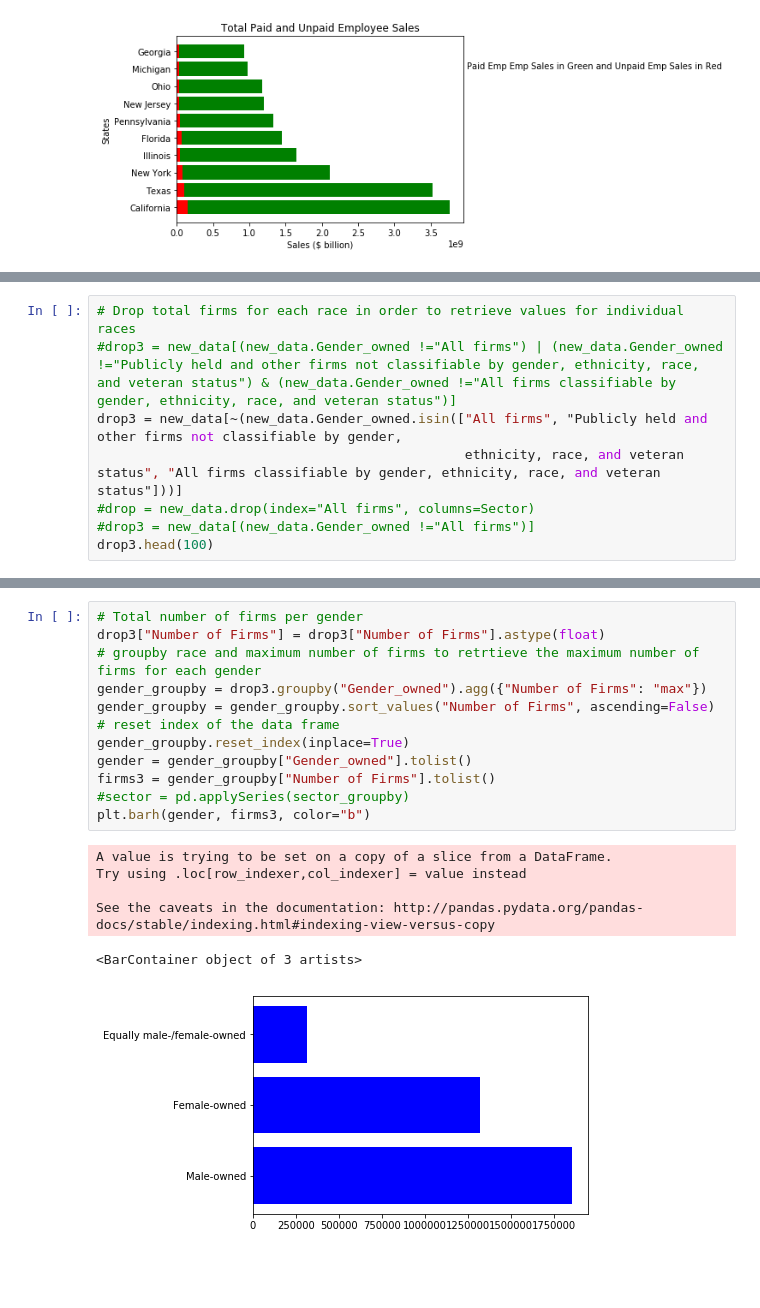
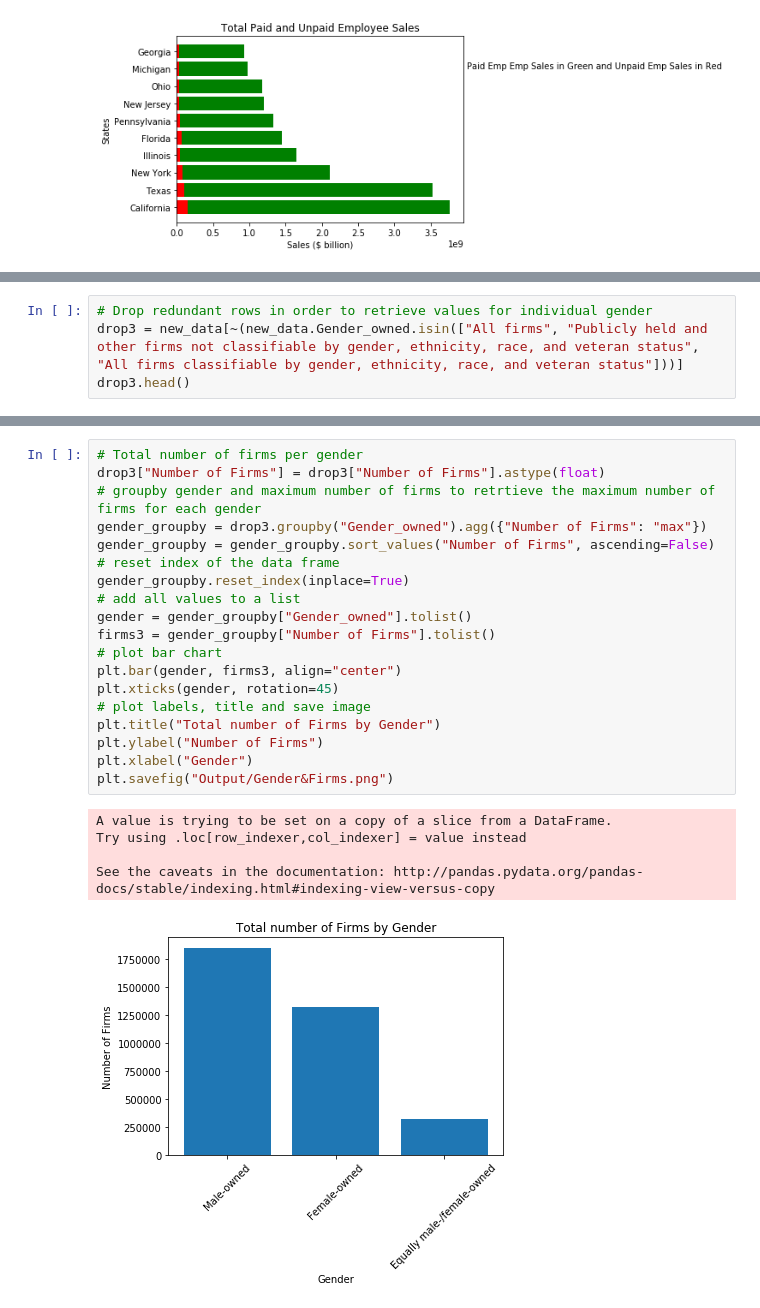
Before and after one commit to tafolabi/Project_Alpha, a Jupyter notebook: Project_Alpha.ipynb, the cells around one changed output, grey strips where cells are left out. Saved outputs shown, nothing was run; the diff lists cells and outputs as text; blank space fills up the shorter version.

```diff
--- a/Project_Alpha.ipynb
+++ b/Project_Alpha.ipynb
@@ -243,11 +225,7 @@ See the caveats in the documentation: http://pandas.pydata.org/pandas-docs/stabl
 # %%
-# Drop total firms for each race in order to retrieve values for individual races
-#drop3 = new_data[(new_data.Gender_owned !="All firms") | (new_data.Gender_owned !="Publicly held and other firms not classifiable by gender, ethnicity, race, and veteran status") & (new_data.Gender_owned !="All firms classifiable by gender, ethnicity, race, and veteran status")]
-drop3 = new_data[~(new_data.Gender_owned.isin(["All firms", "Publicly held and other firms not classifiable by gender,
-                                               ethnicity, race, and veteran status", "All firms classifiable by gender, ethnicity, race, and veteran status"]))]
-#drop = new_data.drop(index="All firms", columns=Sector)
-#drop3 = new_data[(new_data.Gender_owned !="All firms")]
-drop3.head(100)
+# Drop redundant rows in order to retrieve values for individual gender
+drop3 = new_data[~(new_data.Gender_owned.isin(["All firms", "Publicly held and other firms not classifiable by gender, ethnicity, race, and veteran status", "All firms classifiable by gender, ethnicity, race, and veteran status"]))]
+drop3.head()
 # %% [output]
 |  | State | Sector | Gender_owned | Race | Number of Firms | Total Firm Sales | Paid Emp Firms | ... |
 | 50 | Alabama | Total for all sectors | Female-owned | All firms | 137630.0 | 17286337 | 11780 | ... |
@@ -270,19 +236,25 @@ drop3.head(100)
 # %%
 # Total number of firms per gender
 drop3["Number of Firms"] = drop3["Number of Firms"].astype(float)
-# groupby race and maximum number of firms to retrtieve the maximum number of firms for each gender
+# groupby gender and maximum number of firms to retrtieve the maximum number of firms for each gender
 gender_groupby = drop3.groupby("Gender_owned").agg({"Number of Firms": "max"})
 gender_groupby = gender_groupby.sort_values("Number of Firms", ascending=False)
 # reset index of the data frame
 gender_groupby.reset_index(inplace=True)
+# add all values to a list
 gender = gender_groupby["Gender_owned"].tolist()
 firms3 = gender_groupby["Number of Firms"].tolist()
-#sector = pd.applySeries(sector_groupby)
-plt.barh(gender, firms3, color="b")
+# plot bar chart
+plt.bar(gender, firms3, align="center")
+plt.xticks(gender, rotation=45)
+# plot labels, title and save image
+plt.title("Total number of Firms by Gender")
+plt.ylabel("Number of Firms")
+plt.xlabel("Gender")
+plt.savefig("Output/Gender&Firms.png")
 # %% [output]
 A value is trying to be set on a copy of a slice from a DataFrame.
 Try using .loc[row_indexer,col_indexer] = value instead
 
 See the caveats in the documentation: http://pandas.pydata.org/pandas-docs/stable/indexing.html#indexing-view-versus-copy
-<BarContainer object of 3 artists>
-[figure, old version]
+[figure, new version]
```
Also changed, not shown: parts of 8 cells of this notebook, 3 other files.
